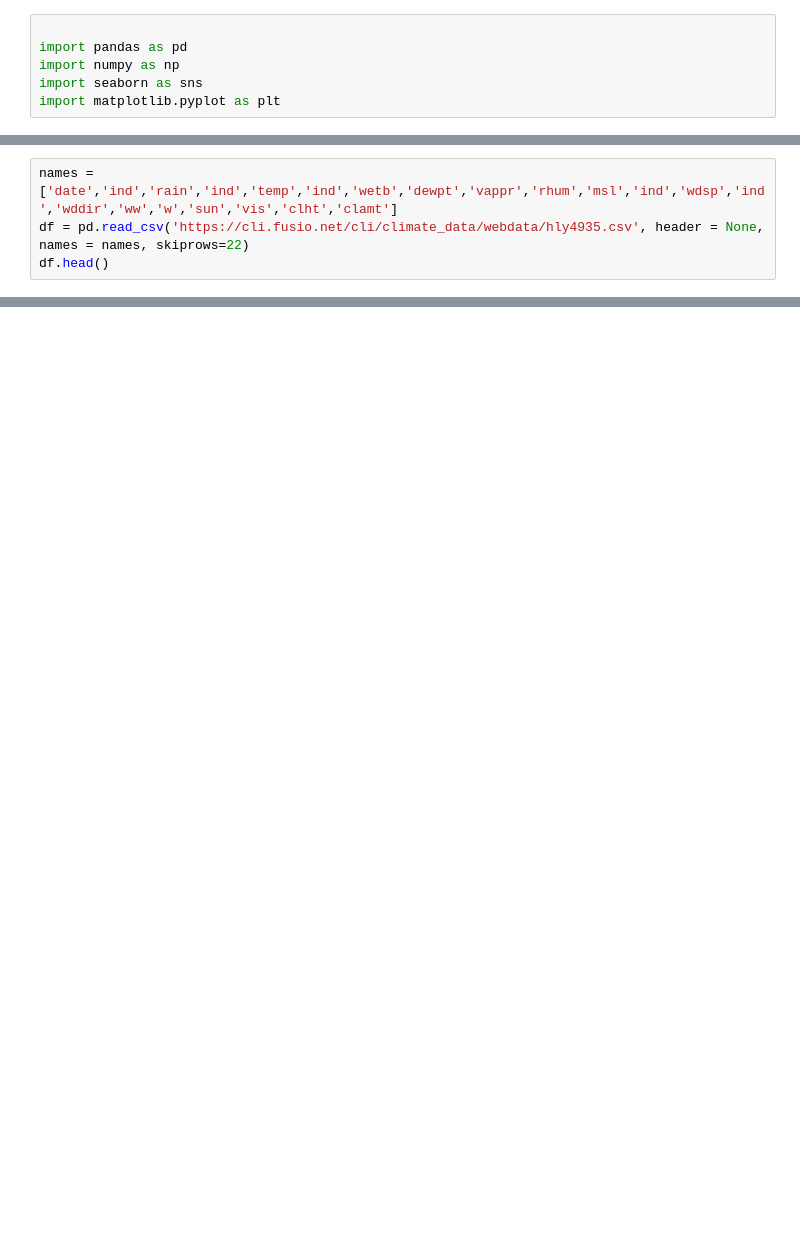
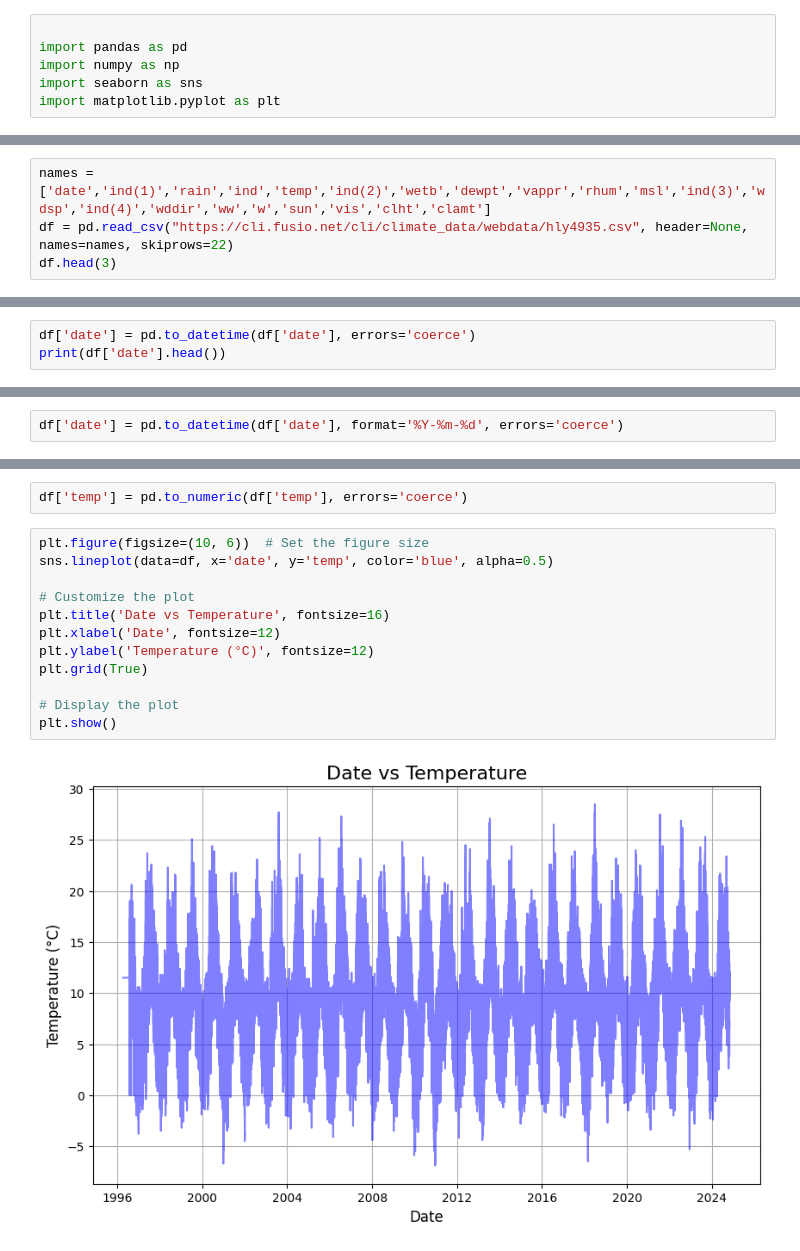
Before and after one commit to Emmet-Devaney/PROGRAMMING-FOR-DATA-ANALYTICS, a Jupyter notebook: Assignments Folder/Assignment 6/assignment_6_Weather.ipynb, the cells around one changed output, grey strips where cells are left out. Saved outputs shown, nothing was run; the diff lists cells and outputs as text; blank space fills up the shorter version.

```diff
--- a/Assignments Folder/Assignment 6/assignment_6_Weather.ipynb
+++ b/Assignments Folder/Assignment 6/assignment_6_Weather.ipynb
@@ -7,5 +39,5 @@ import matplotlib.pyplot as plt
 # %%
-names = ['date','ind','rain','ind','temp','ind','wetb','dewpt','vappr','rhum','msl','ind','wdsp','ind','wddir','ww','w','sun','vis','clht','clamt']
-df = pd.read_csv('https://cli.fusio.net/cli/climate_data/webdata/hly4935.csv', header = None, names = names, skiprows=22)
-df.head()
+names = ['date','ind(1)','rain','ind','temp','ind(2)','wetb','dewpt','vappr','rhum','msl','ind(3)','wdsp','ind(4)','wddir','ww','w','sun','vis','clht','clamt']
+df = pd.read_csv("https://cli.fusio.net/cli/climate_data/webdata/hly4935.csv", header=None, names=names, skiprows=22)
+df.head(3)
 # %% [output]
@@ -12,0 +127,3 @@ ValueError: Duplicate names are not allowed.
+# %%
+df['date'] = pd.to_datetime(df['date'], errors='coerce')
+print(df['date'].head())
@@ -12,0 +137,2 @@ ValueError: Duplicate names are not allowed.
+# %%
+df['date'] = pd.to_datetime(df['date'], format='%Y-%m-%d', errors='coerce')
@@ -12,0 +173,16 @@ ValueError: Duplicate names are not allowed.
+# %%
+df['temp'] = pd.to_numeric(df['temp'], errors='coerce')
+# %%
+plt.figure(figsize=(10, 6))  # Set the figure size
+sns.lineplot(data=df, x='date', y='temp', color='blue', alpha=0.5)
+
+# Customize the plot
+plt.title('Date vs Temperature', fontsize=16)
+plt.xlabel('Date', fontsize=12)
+plt.ylabel('Temperature (°C)', fontsize=12)
+plt.grid(True)
+
+# Display the plot
+plt.show()
+# %% [output]
+[figure, added]
```
Also changed, not shown: parts of 33 cells of this notebook, 1 other file.
